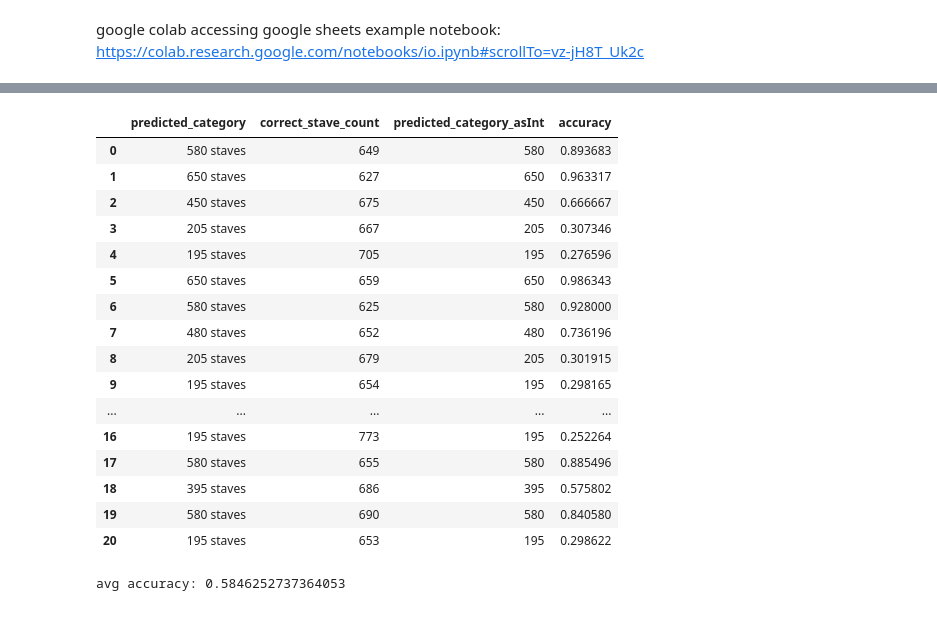
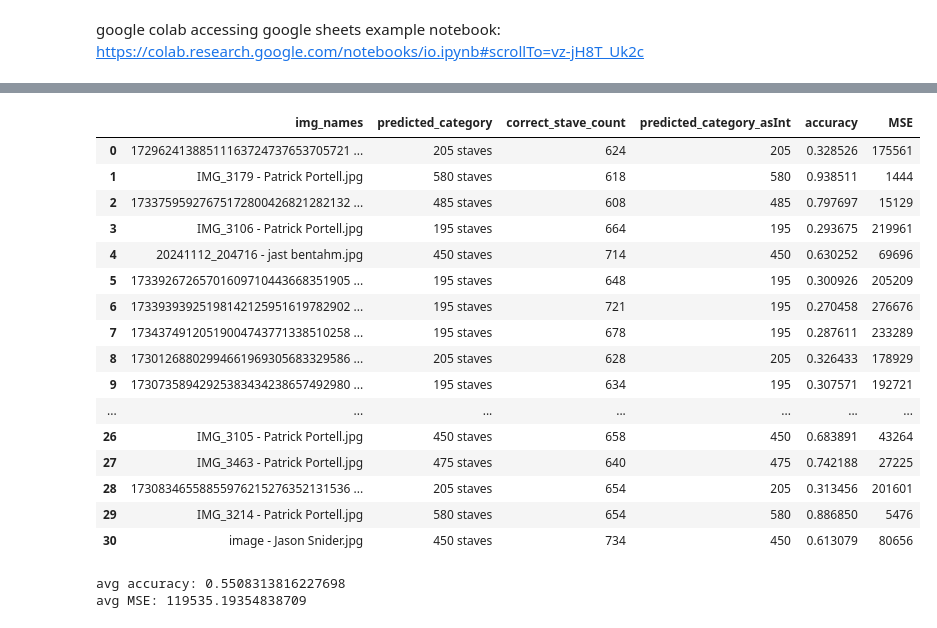
Before and after one commit to SmallChungus1/stavesProject, a Jupyter notebook: stavesClipModelTesting.ipynb, the cells around one changed output, grey strips where cells are left out. Saved outputs shown, nothing was run; the diff lists cells and outputs as text; code cells hidden in the pictures.

Commit message:
added image name, mse to dataframe

```diff
--- a/stavesClipModelTesting.ipynb
+++ b/stavesClipModelTesting.ipynb
@@ -167,12 +52,12 @@ img_list = []
 #need this since some files does not seem to be saved correctly as jpg but as heic
 register_heif_opener()
 
-for anImg in os.listdir('/content/drive/MyDrive/!mlData/stavesProjectData/test'):
+for anImg in os.listdir('/content/drive/MyDrive/Stave Project/Developers/trainTestExampleSet/test'):
   if anImg.endswith('.jpg'):
-    img_list.append(Image.open(os.path.join('/content/drive/MyDrive/!mlData/stavesProjectData/test', anImg)))
+    img_list.append(Image.open(os.path.join('/content/drive/MyDrive/Stave Project/Developers/trainTestExampleSet/test', anImg)))
 
 staves_count_list = []
-with open('/content/drive/MyDrive/!mlData/stavesProjectData/test/staves_count.txt', 'r') as f:
+with open('/content/drive/MyDrive/Stave Project/Developers/trainTestExampleSet/test/staves_count.txt', 'r') as f:
   for line in f:
     staves_count_list.append(int(line.split(':')[-1].strip()))
 
@@ -203,33 +94,38 @@ for anImg, cur_stave_count in zip(img_list, staves_count_list):
   predicted_categories.append(cur_prediction[0])
 # %%
 clip_results_df = pd.DataFrame({
+    "img_names": [os.path.basename(anImg.filename) for anImg in img_list],
     "predicted_category": predicted_categories,
     "correct_stave_count": staves_count_list,
+
 })
 
 clip_results_df['predicted_category_asInt'] = clip_results_df['predicted_category'].str.replace(' staves', '').astype(int)
 clip_results_df['accuracy'] = (abs(clip_results_df['predicted_category_asInt'] - clip_results_df['correct_stave_count'])) / clip_results_df['correct_stave_count']
 clip_results_df['accuracy'] = 1 - clip_results_df['accuracy']
+clip_results_df['MSE'] = (clip_results_df['predicted_category_asInt'] - clip_results_df['correct_stave_count'])**2
 clip_results_df
 # %% [output]
-|  | predicted_category | correct_stave_count | predicted_category_asInt | accuracy |
-| 0 | 580 staves | 649 | 580 | 0.893683 |
-| 1 | 650 staves | 627 | 650 | 0.963317 |
-| 2 | 450 staves | 675 | 450 | 0.666667 |
-| 3 | 205 staves | 667 | 205 | 0.307346 |
-| 4 | 195 staves | 705 | 195 | 0.276596 |
-| 5 | 650 staves | 659 | 650 | 0.986343 |
-| 6 | 580 staves | 625 | 580 | 0.928000 |
-| 7 | 480 staves | 652 | 480 | 0.736196 |
-| 8 | 205 staves | 679 | 205 | 0.301915 |
-| 9 | 195 staves | 654 | 195 | 0.298165 |
-| ... | ... | ... | ... | ... |
-| 16 | 195 staves | 773 | 195 | 0.252264 |
-| 17 | 580 staves | 655 | 580 | 0.885496 |
-| 18 | 395 staves | 686 | 395 | 0.575802 |
-| 19 | 580 staves | 690 | 580 | 0.840580 |
-| 20 | 195 staves | 653 | 195 | 0.298622 |
+|  | img_names | predicted_category | correct_stave_count | predicted_category_asInt | accuracy | MSE |
+| 0 | 17296241388511163724737653705721 ... | 205 staves | 624 | 205 | 0.328526 | 175561 |
+| 1 | IMG_3179 - Patrick Portell.jpg | 580 staves | 618 | 580 | 0.938511 | 1444 |
+| 2 | 17337595927675172800426821282132 ... | 485 staves | 608 | 485 | 0.797697 | 15129 |
+| 3 | IMG_3106 - Patrick Portell.jpg | 195 staves | 664 | 195 | 0.293675 | 219961 |
+| 4 | 20241112_204716 - jast bentahm.jpg | 450 staves | 714 | 450 | 0.630252 | 69696 |
+| 5 | 17339267265701609710443668351905 ... | 195 staves | 648 | 195 | 0.300926 | 205209 |
+| 6 | 17339393925198142125951619782902 ... | 195 staves | 721 | 195 | 0.270458 | 276676 |
+| 7 | 17343749120519004743771338510258 ... | 195 staves | 678 | 195 | 0.287611 | 233289 |
+| 8 | 17301268802994661969305683329586 ... | 205 staves | 628 | 205 | 0.326433 | 178929 |
+| 9 | 17307358942925383434238657492980 ... | 195 staves | 634 | 195 | 0.307571 | 192721 |
+| ... | ... | ... | ... | ... | ... | ... |
+| 26 | IMG_3105 - Patrick Portell.jpg | 450 staves | 658 | 450 | 0.683891 | 43264 |
+| 27 | IMG_3463 - Patrick Portell.jpg | 475 staves | 640 | 475 | 0.742188 | 27225 |
+| 28 | 17308346558855976215276352131536 ... | 205 staves | 654 | 205 | 0.313456 | 201601 |
+| 29 | IMG_3214 - Patrick Portell.jpg | 580 staves | 654 | 580 | 0.886850 | 5476 |
+| 30 | image - Jason Snider.jpg | 450 staves | 734 | 450 | 0.613079 | 80656 |
 # %%
 print(f"avg accuracy: {clip_results_df['accuracy'].mean()}")
+print(f"avg MSE: {clip_results_df['MSE'].mean()}")
 # %% [output]
-avg accuracy: 0.5846252737364053
+avg accuracy: 0.5508313816227698
+avg MSE: 119535.19354838709
```
Also changed, not shown: parts of 8 cells of this notebook.
